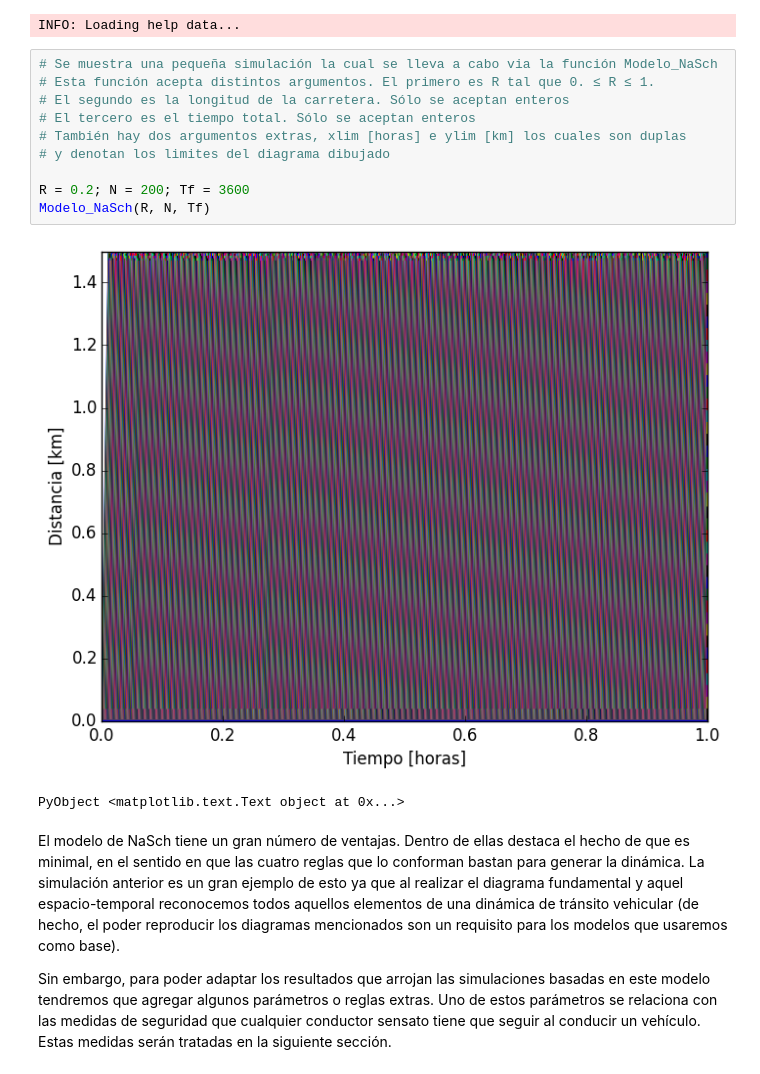
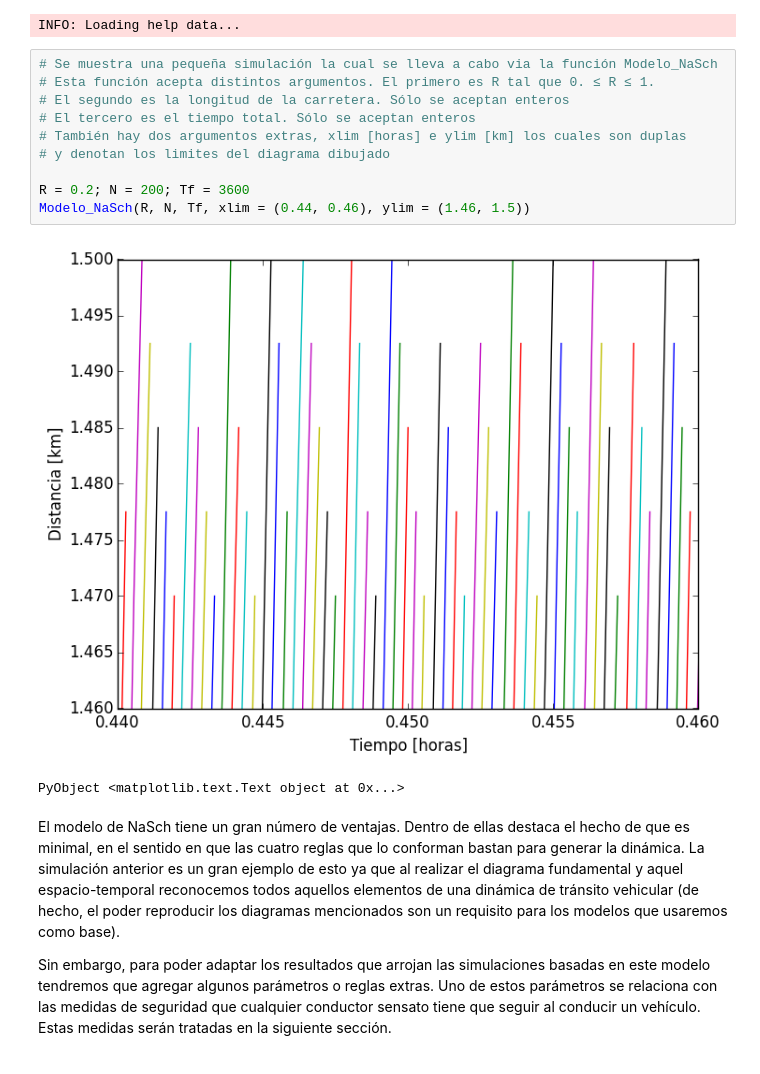
Before and after one commit to LeonardoCastro/Cambios-de-fase, a Jupyter notebook: Escrito/3 - Modelo.ipynb, the cells around one changed output. Drawn from its saved outputs; the diff is of its cells as text.

```diff
--- a/Escrito/3 - Modelo.ipynb
+++ b/Escrito/3 - Modelo.ipynb
@@ -76,15 +76,15 @@ INFO: Loading help data...
 # %%
 # Se muestra una pequeña simulación la cual se lleva a cabo via la función Modelo_NaSch
 # Esta función acepta distintos argumentos. El primero es R tal que 0. ≤ R ≤ 1.
 # El segundo es la longitud de la carretera. Sólo se aceptan enteros
 # El tercero es el tiempo total. Sólo se aceptan enteros
 # También hay dos argumentos extras, xlim [horas] e ylim [km] los cuales son duplas
 # y denotan los limites del diagrama dibujado
 
 R = 0.2; N = 200; Tf = 3600
-Modelo_NaSch(R, N, Tf)
+Modelo_NaSch(R, N, Tf, xlim = (0.44, 0.46), ylim = (1.46, 1.5))
 # %% [output]
-[figure, old version]
+[figure, new version]
 PyObject <matplotlib.text.Text object at 0x...>
 # %% [markdown]
 El modelo de NaSch tiene un gran número de ventajas. Dentro de ellas destaca el hecho de que es minimal, en el sentido en que las cuatro reglas que lo conforman bastan para generar la dinámica. La simulación anterior es un gran ejemplo de esto ya que al realizar el diagrama fundamental y aquel espacio-temporal reconocemos todos aquellos elementos de una dinámica de tránsito vehicular (de hecho, el poder reproducir los diagramas mencionados son un requisito para los modelos que usaremos como base).
```
Also changed, not shown: parts of 2 cells of this notebook.
